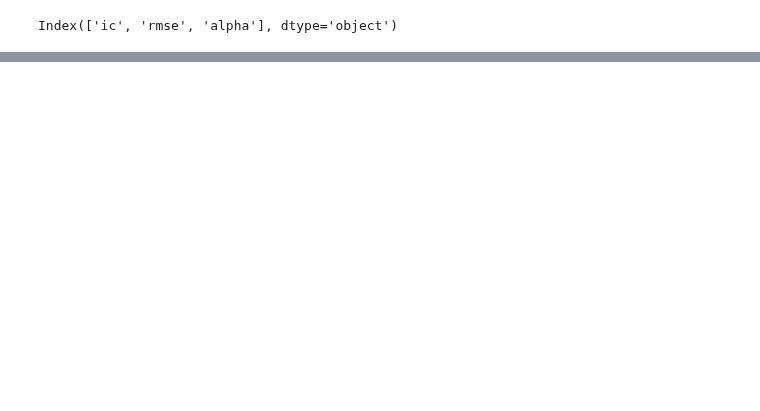
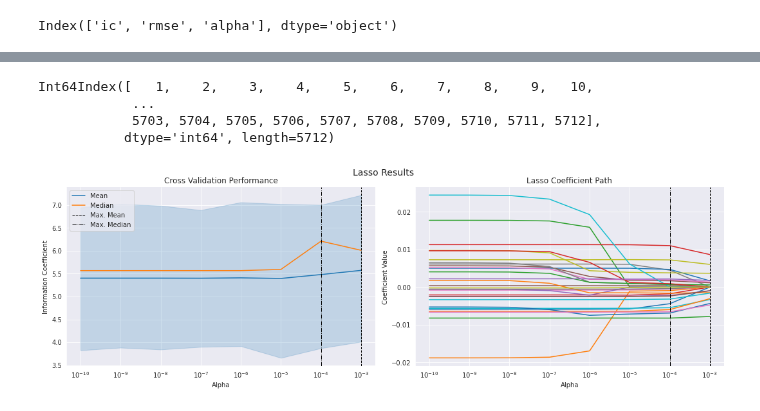
Before and after one commit to carlos-carlos/ML-Class-capstone-project, a Jupyter notebook: Step6_Predictions.ipynb, the cells around one changed output, grey strips where cells are left out. Cells and saved outputs as stored; diff of their text form; code cells hidden in the pictures; blank space fills up the shorter version.

```diff
--- a/Step6_Predictions.ipynb
+++ b/Step6_Predictions.ipynb
@@ -476,0 +593,10 @@ Index(['ic', 'rmse', 'alpha'], dtype='object')
+# %%
+# Persist Lasso outputs
+lasso_scores = pd.concat(lasso_scores)
+lasso_scores.to_hdf(f'{model_dataDir}Lasso_Scores.h5', 'lasso/scores')
+
+lasso_coeffs = pd.DataFrame(lasso_coeffs, index=X.columns).T
+lasso_coeffs.to_hdf(f'{model_dataDir}Lasso_Coeffs.h5', 'lasso/coeffs')
+
+lasso_predictions = pd.concat(lasso_predictions)
+lasso_predictions.to_hdf(f'{model_dataDir}Lasso_Predictions_Scores.h5', 'lasso/predictions')
@@ -476,0 +625,45 @@ Index(['ic', 'rmse', 'alpha'], dtype='object')
+# %%
+# Work around for 'ValueError: cannot reindex from a duplicate axis' error in the plot below
+lasso_scores['Dates'] = lasso_scores.index
+len_df = lasso_scores['alpha'].count()
+temp_new_index = [c for c in range(1,len_df + 1)]
+lasso_scores.index = temp_new_index
+# %%
+lasso_scores.index
+# %% [output]
+Int64Index([   1,    2,    3,    4,    5,    6,    7,    8,    9,   10,
+            ...
+            5703, 5704, 5705, 5706, 5707, 5708, 5709, 5710, 5711, 5712],
+           dtype='int64', length=5712)
+# %%
+# Lasso Coefficient paths
+fig, axes = plt.subplots(ncols=2, sharex=True, figsize=(15, 5))
+
+scores_by_alpha = lasso_scores.groupby('alpha').ic.agg(['mean', 'median'])
+best_alpha_mean = scores_by_alpha['mean'].idxmax()
+best_alpha_median = scores_by_alpha['median'].idxmax()
+
+ax = sns.lineplot(x='alpha', y='ic', data=lasso_scores, estimator=np.mean, label='Mean', ax=axes[0])
+
+scores_by_alpha['median'].plot(logx=True, ax=axes[0], label='Median')
+
+axes[0].axvline(best_alpha_mean, ls='--', c='k', lw=1, label='Max. Mean')
+axes[0].axvline(best_alpha_median, ls='-.', c='k', lw=1, label='Max. Median')
+axes[0].legend()
+axes[0].set_xscale('log')
+axes[0].set_xlabel('Alpha')
+axes[0].set_ylabel('Information Coefficient')
+axes[0].set_title('Cross Validation Performance')
+
+lasso_coeffs.plot(logx=True, legend=False, ax=axes[1], title='Lasso Coefficient Path')
+axes[1].axvline(best_alpha_mean, ls='--', c='k', lw=1, label='Max. Mean')
+axes[1].axvline(best_alpha_median, ls='-.', c='k', lw=1, label='Max. Median')
+axes[1].set_xlabel('Alpha')
+axes[1].set_ylabel('Coefficient Value')
+
+fig.suptitle('Lasso Results', fontsize=14)
+fig.tight_layout()
+fig.subplots_adjust(top=.9)
+sns.despine();
+# %% [output]
+[figure, added]
```
Also changed, not shown: parts of 16 cells of this notebook.
